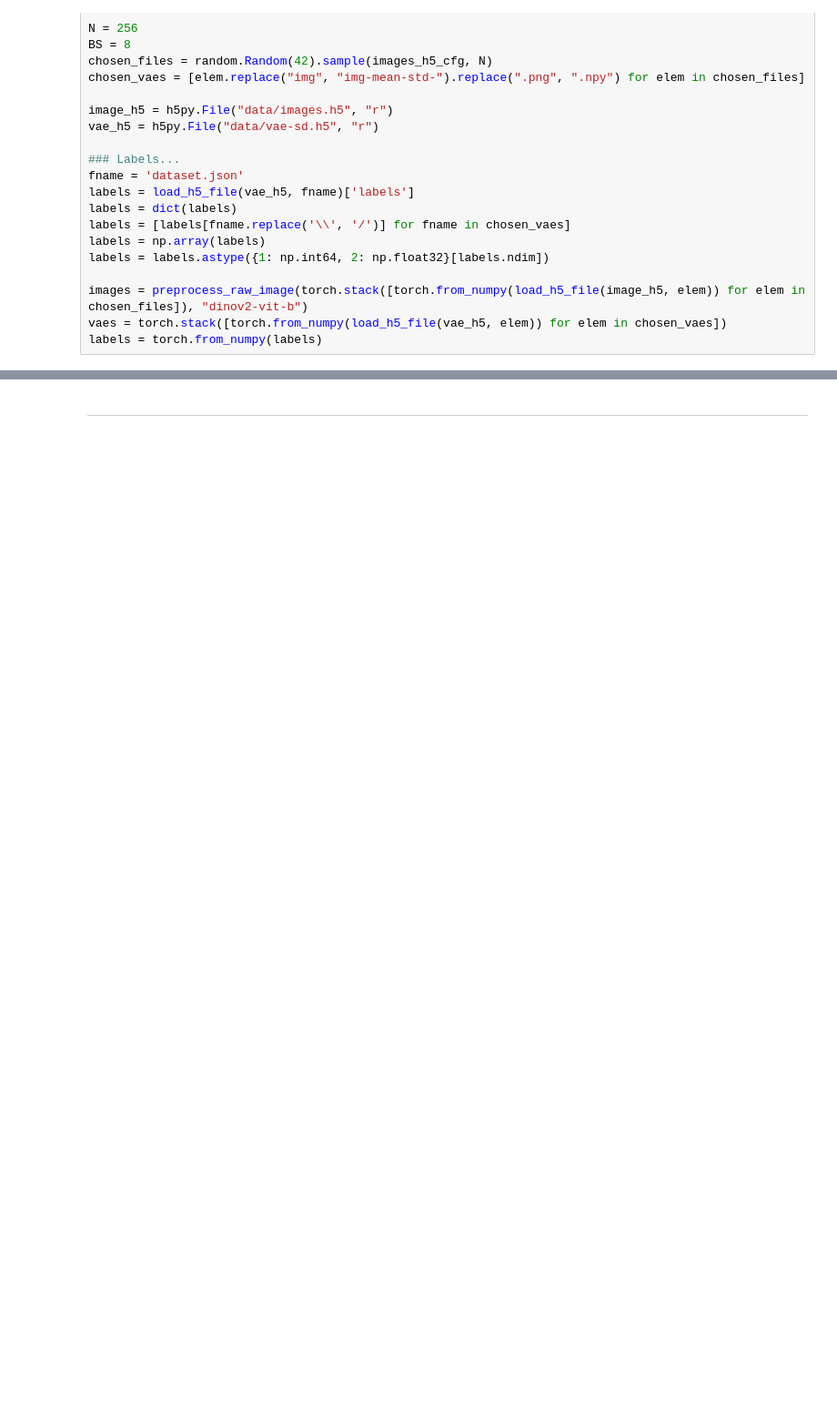
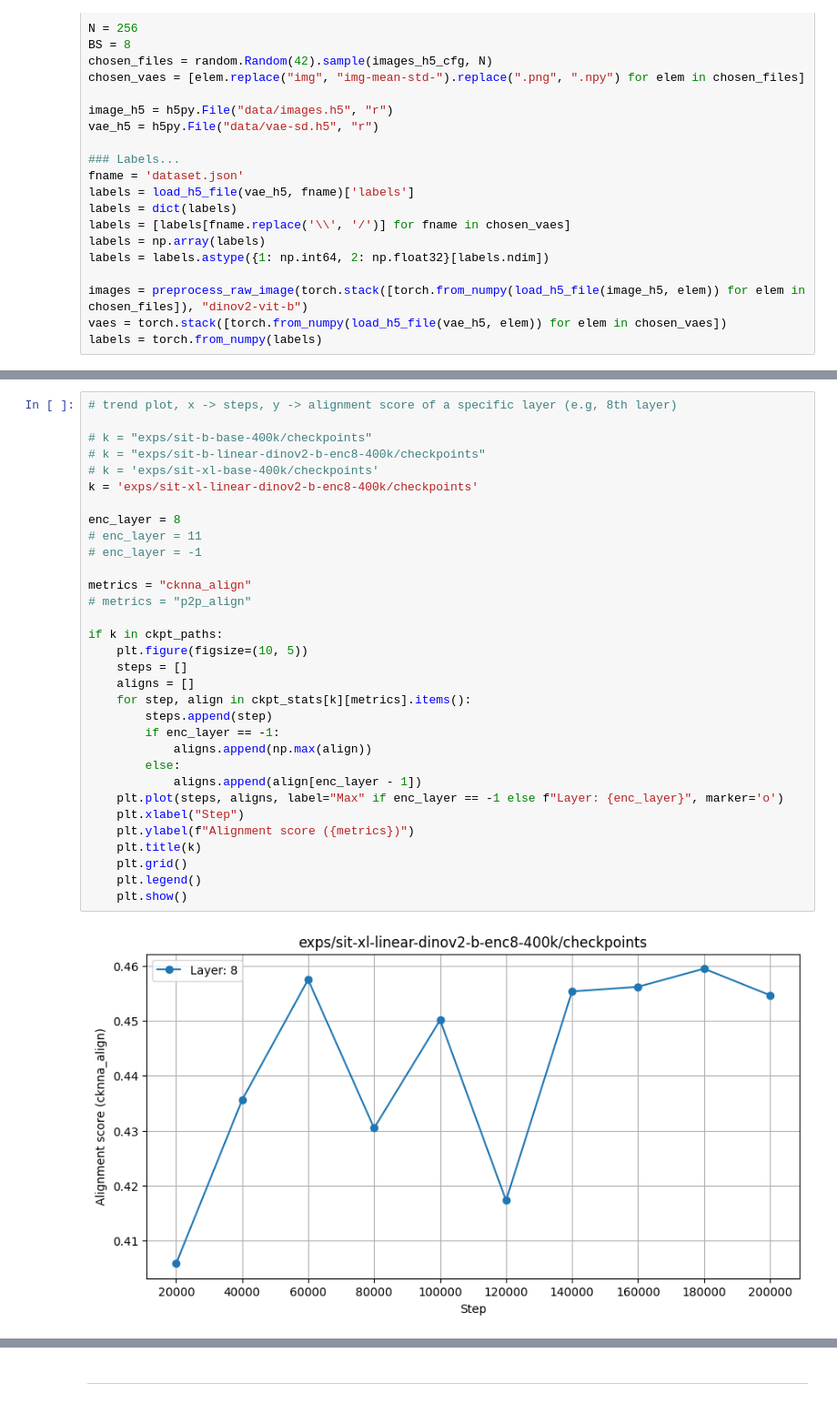
Before and after one commit to xingjianleng/REPA, a Jupyter notebook: notebooks/kernel_alignment_trend.ipynb, the cells around one changed output, grey strips where cells are left out. Shown: that part at 91% size. Drawn from its saved outputs; the diff is of its cells as text; blank space fills up the shorter version.

```diff
--- a/notebooks/kernel_alignment_trend.ipynb
+++ b/notebooks/kernel_alignment_trend.ipynb
@@ -270,0 +292,34 @@ if k in ckpt_paths:
+# %%
+# trend plot, x -> steps, y -> alignment score of a specific layer (e.g, 8th layer)
+
+# k = "exps/sit-b-base-400k/checkpoints"
+# k = "exps/sit-b-linear-dinov2-b-enc8-400k/checkpoints"
+# k = 'exps/sit-xl-base-400k/checkpoints'
+k = 'exps/sit-xl-linear-dinov2-b-enc8-400k/checkpoints'
+
+enc_layer = 8
+# enc_layer = 11
+# enc_layer = -1
+
+metrics = "cknna_align"
+# metrics = "p2p_align"
+
+if k in ckpt_paths:
+    plt.figure(figsize=(10, 5))
+    steps = []
+    aligns = []
+    for step, align in ckpt_stats[k][metrics].items():
+        steps.append(step)
+        if enc_layer == -1:
+            aligns.append(np.max(align))
+        else:
+            aligns.append(align[enc_layer - 1])
+    plt.plot(steps, aligns, label="Max" if enc_layer == -1 else f"Layer: {enc_layer}", marker='o')
+    plt.xlabel("Step")
+    plt.ylabel(f"Alignment score ({metrics})")
+    plt.title(k)
+    plt.grid()
+    plt.legend()
+    plt.show()
+# %% [output]
+[figure, added]
```
Also changed, not shown: parts of 8 cells of this notebook, 3 other files.
